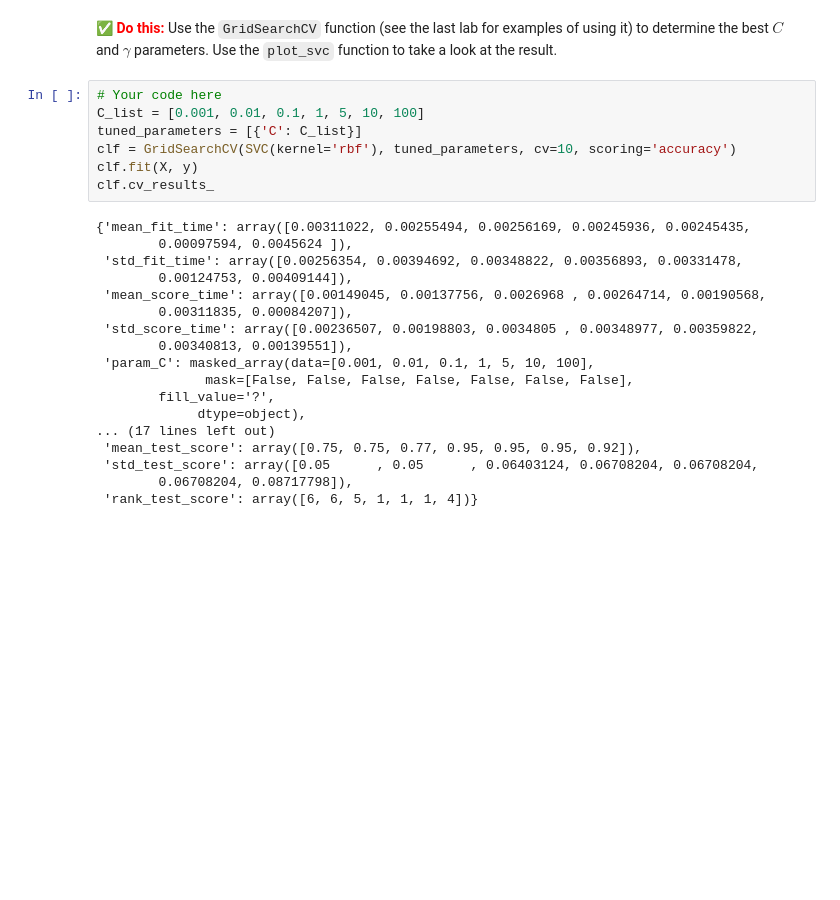
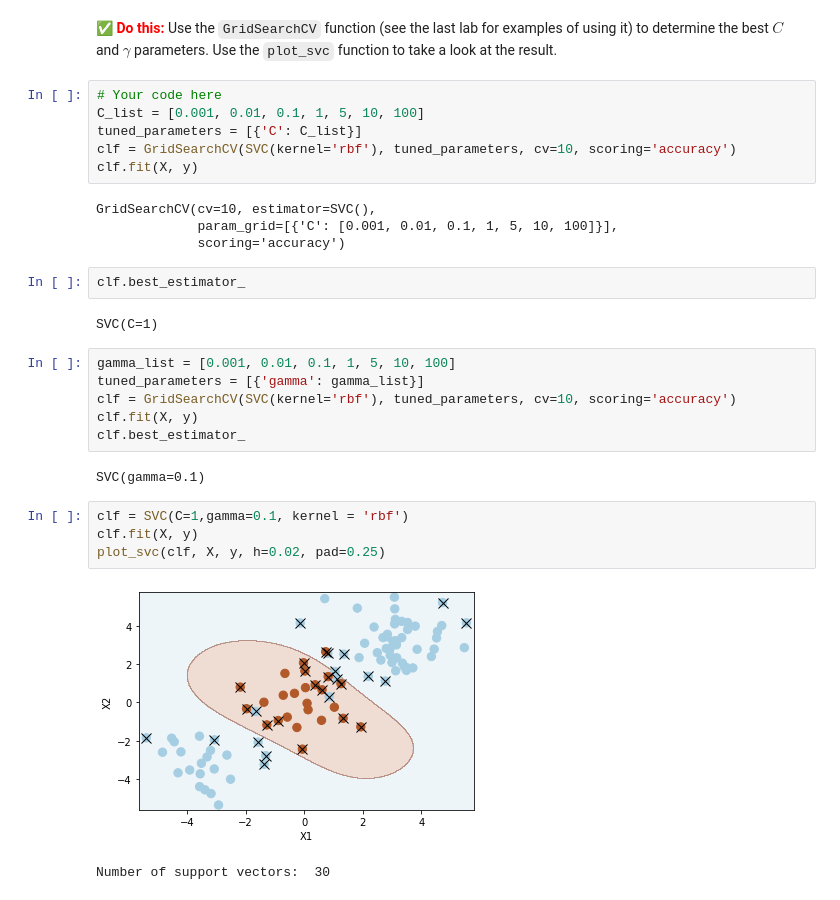
Before and after one commit to reeboo15/CMSE381S24, a Jupyter notebook: Lectures/Lect20-SVM/CMSE381-Lec20_SVM_Coding.ipynb, the cells around one changed output. Saved outputs shown, nothing was run; the diff lists cells and outputs as text; blank space fills up the shorter version.

```diff
--- a/Lectures/Lect20-SVM/CMSE381-Lec20_SVM_Coding.ipynb
+++ b/Lectures/Lect20-SVM/CMSE381-Lec20_SVM_Coding.ipynb
@@ -121,22 +121,26 @@ C_list = [0.001, 0.01, 0.1, 1, 5, 10, 100]
 tuned_parameters = [{'C': C_list}]
 clf = GridSearchCV(SVC(kernel='rbf'), tuned_parameters, cv=10, scoring='accuracy')
 clf.fit(X, y)
-clf.cv_results_
 # %% [output]
-{'mean_fit_time': array([0.00311022, 0.00255494, 0.00256169, 0.00245936, 0.00245435,
-        0.00097594, 0.0045624 ]),
- 'std_fit_time': array([0.00256354, 0.00394692, 0.00348822, 0.00356893, 0.00331478,
-        0.00124753, 0.00409144]),
- 'mean_score_time': array([0.00149045, 0.00137756, 0.0026968 , 0.00264714, 0.00190568,
-        0.00311835, 0.00084207]),
- 'std_score_time': array([0.00236507, 0.00198803, 0.0034805 , 0.00348977, 0.00359822,
-        0.00340813, 0.00139551]),
- 'param_C': masked_array(data=[0.001, 0.01, 0.1, 1, 5, 10, 100],
-              mask=[False, False, False, False, False, False, False],
-        fill_value='?',
-             dtype=object),
-... (17 lines left out)
- 'mean_test_score': array([0.75, 0.75, 0.77, 0.95, 0.95, 0.95, 0.92]),
- 'std_test_score': array([0.05      , 0.05      , 0.06403124, 0.06708204, 0.06708204,
-        0.06708204, 0.08717798]),
- 'rank_test_score': array([6, 6, 5, 1, 1, 1, 4])}
+GridSearchCV(cv=10, estimator=SVC(),
+             param_grid=[{'C': [0.001, 0.01, 0.1, 1, 5, 10, 100]}],
+             scoring='accuracy')
+# %%
+clf.best_estimator_
+# %% [output]
+SVC(C=1)
+# %%
+gamma_list = [0.001, 0.01, 0.1, 1, 5, 10, 100]
+tuned_parameters = [{'gamma': gamma_list}]
+clf = GridSearchCV(SVC(kernel='rbf'), tuned_parameters, cv=10, scoring='accuracy')
+clf.fit(X, y)
+clf.best_estimator_
+# %% [output]
+SVC(gamma=0.1)
+# %%
+clf = SVC(C=1,gamma=0.1, kernel = 'rbf')
+clf.fit(X, y)
+plot_svc(clf, X, y, h=0.02, pad=0.25)
+# %% [output]
+[figure, added]
+Number of support vectors:  30
```
Also changed, not shown: parts of 2 cells of this notebook, 9 other files.
